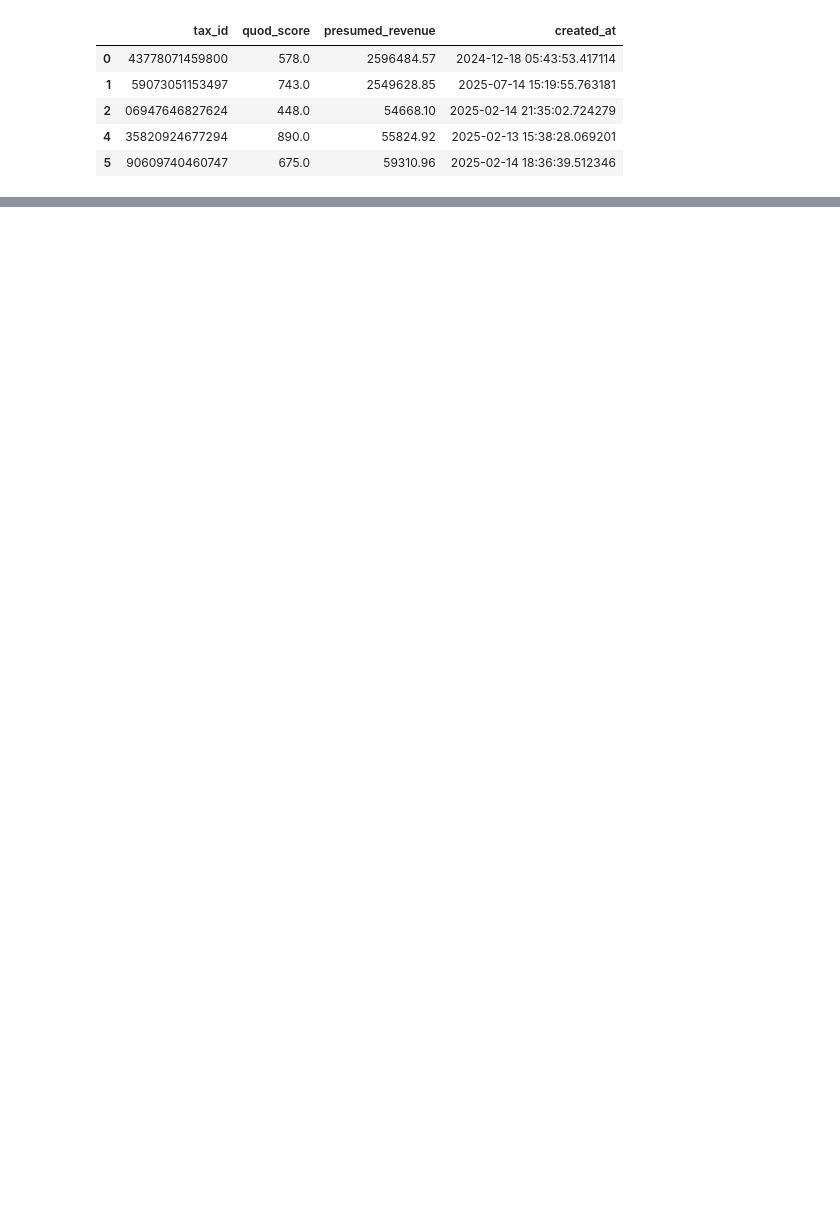
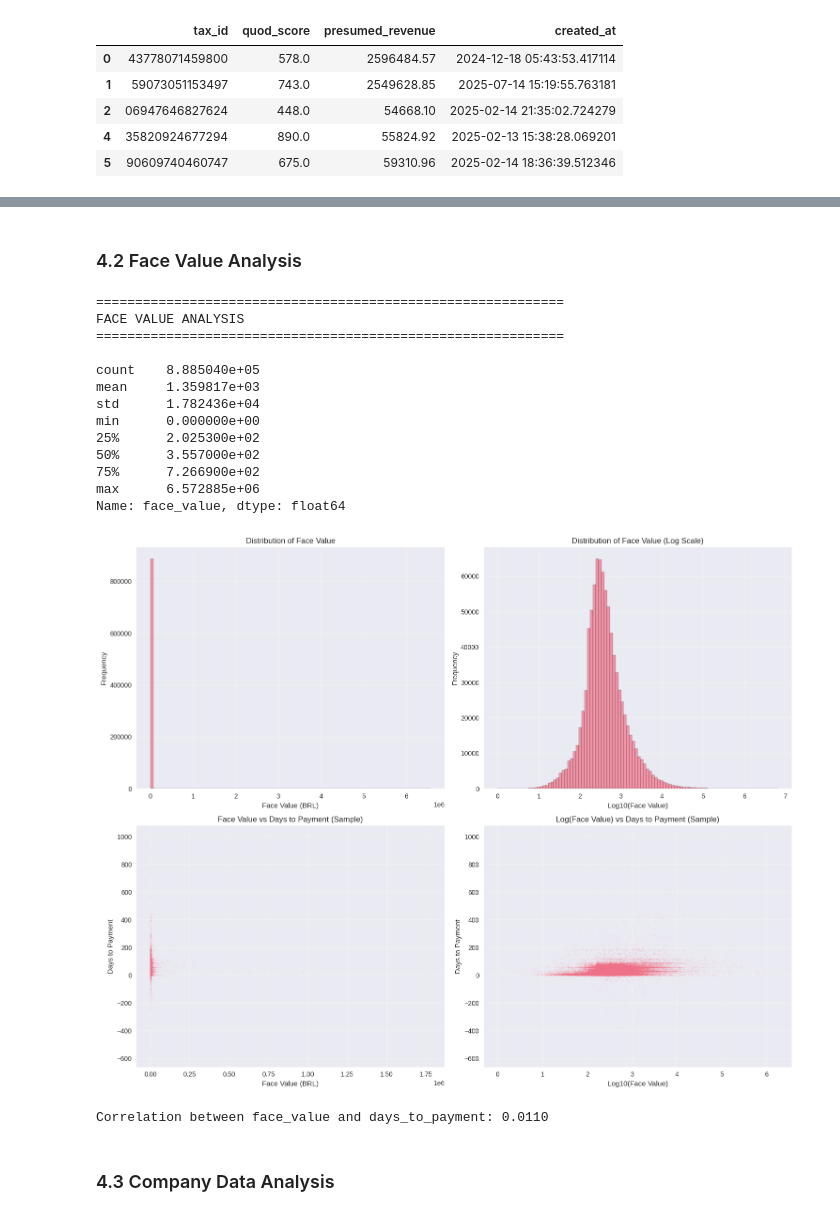
Before and after one commit to ClessonR/credit_payment_receivables, a Jupyter notebook: notebooks/eda.ipynb, the cells around one changed output, grey strips where cells are left out. Saved outputs shown, nothing was run; the diff lists cells and outputs as text; code cells hidden in the pictures; blank space fills up the shorter version.

```diff
--- a/notebooks/eda.ipynb
+++ b/notebooks/eda.ipynb
@@ -79,0 +287,66 @@ df_quod.head()
+# %% [markdown]
+### 4.2 Face Value Analysis
+# %%
+# Face value statistics
+print("=" * 60)
+print("FACE VALUE ANALYSIS")
+print("=" * 60)
+print(f"\n{df_assets_settled['face_value'].describe()}")
+
+# Face value distribution
+fig, axes = plt.subplots(2, 2, figsize=(15, 12))
+
+# Histogram (log scale)
+axes[0, 0].hist(df_assets_settled['face_value'], bins=100, edgecolor='black', alpha=0.7)
+axes[0, 0].set_xlabel('Face Value (BRL)')
+axes[0, 0].set_ylabel('Frequency')
+axes[0, 0].set_title('Distribution of Face Value')
+axes[0, 0].grid(True, alpha=0.3)
+
+# Log scale histogram
+axes[0, 1].hist(np.log10(df_assets_settled['face_value'] + 1), bins=100, edgecolor='black', alpha=0.7)
+axes[0, 1].set_xlabel('Log10(Face Value)')
+axes[0, 1].set_ylabel('Frequency')
+axes[0, 1].set_title('Distribution of Face Value (Log Scale)')
+axes[0, 1].grid(True, alpha=0.3)
+
+# Scatter plot: Face Value vs Days to Payment
+sample_size = min(50000, len(df_assets_settled))
+sample_df = df_assets_settled.sample(n=sample_size, random_state=42)
+axes[1, 0].scatter(sample_df['face_value'], sample_df['days_to_payment'], alpha=0.1, s=1)
+axes[1, 0].set_xlabel('Face Value (BRL)')
+axes[1, 0].set_ylabel('Days to Payment')
+axes[1, 0].set_title('Face Value vs Days to Payment (Sample)')
+axes[1, 0].grid(True, alpha=0.3)
+
+# Log scale scatter
+axes[1, 1].scatter(np.log10(sample_df['face_value'] + 1), sample_df['days_to_payment'], alpha=0.1, s=1)
+axes[1, 1].set_xlabel('Log10(Face Value)')
+axes[1, 1].set_ylabel('Days to Payment')
+axes[1, 1].set_title('Log(Face Value) vs Days to Payment (Sample)')
+axes[1, 1].grid(True, alpha=0.3)
+
+plt.tight_layout()
+plt.show()
+
+# Correlation
+correlation = df_assets_settled['face_value'].corr(df_assets_settled['days_to_payment'])
+print(f"\nCorrelation between face_value and days_to_payment: {correlation:.4f}")
+# %% [output]
+============================================================
+FACE VALUE ANALYSIS
+============================================================
+
+count    8.885040e+05
+mean     1.359817e+03
+std      1.782436e+04
+min      0.000000e+00
+25%      2.025300e+02
+50%      3.557000e+02
+75%      7.266900e+02
+max      6.572885e+06
+Name: face_value, dtype: float64
+[figure, added]
+Correlation between face_value and days_to_payment: 0.0110
+# %% [markdown]
+### 4.3 Company Data Analysis
```
Also changed, not shown: parts of 27 cells of this notebook, 1 other file.
